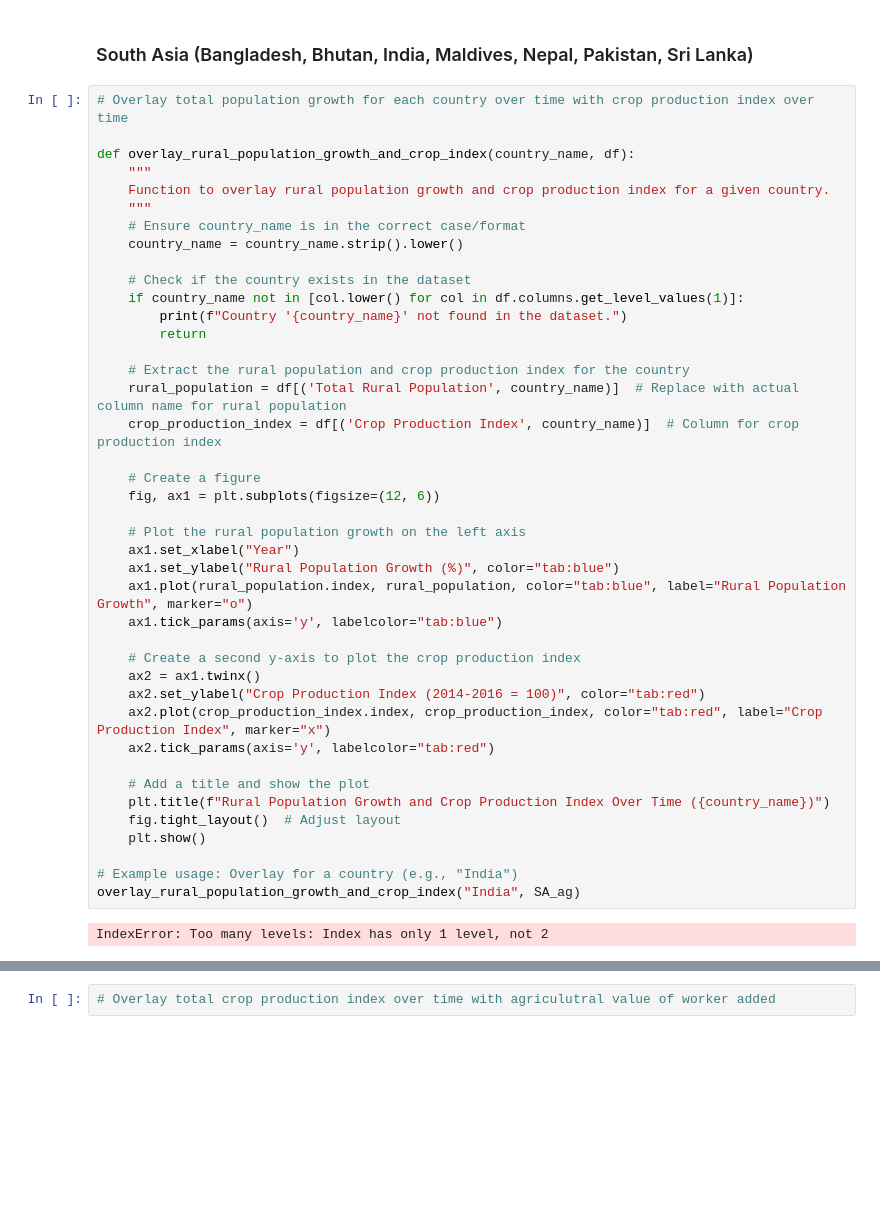
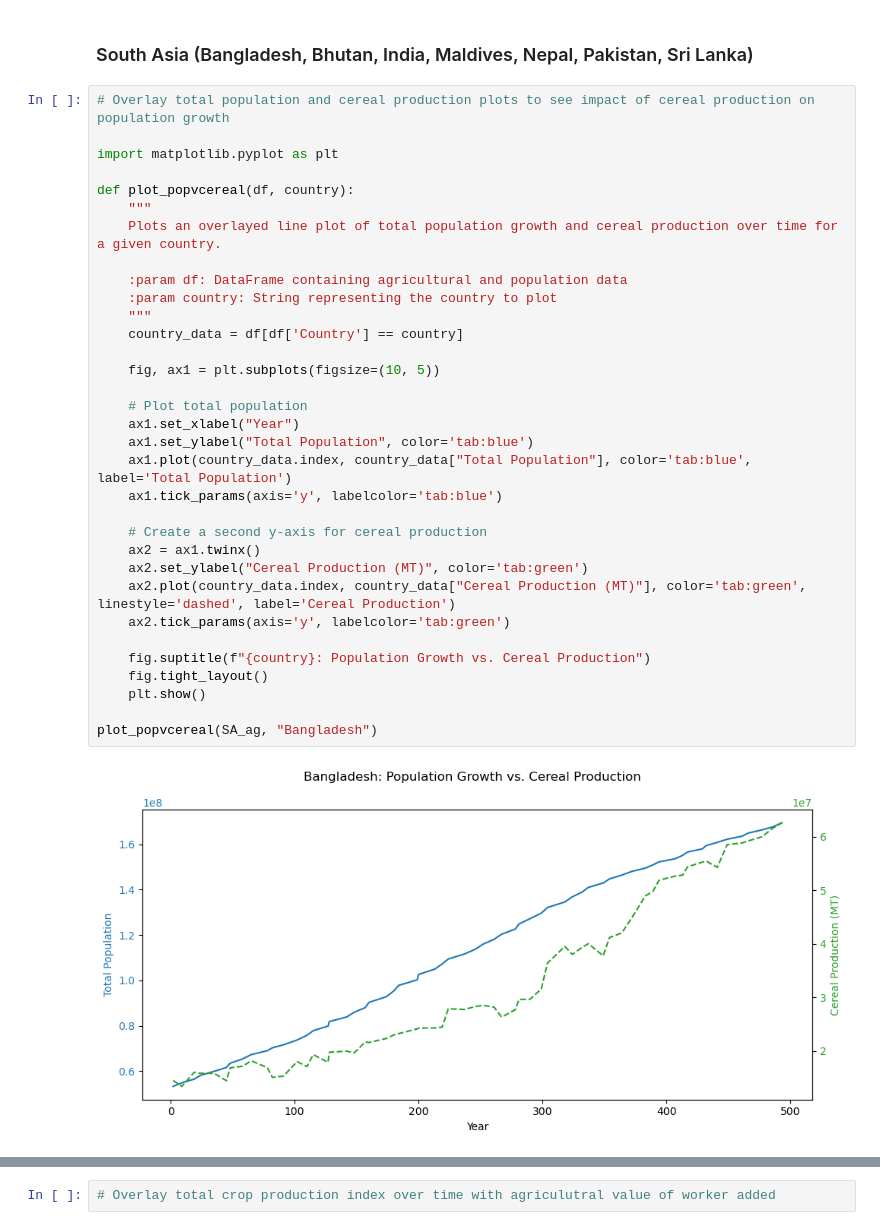
Before and after one commit to eitrager/eep153project, a Jupyter notebook: SA_AG.ipynb, the cells around one changed output, grey strips where cells are left out. Saved outputs shown, nothing was run; the diff lists cells and outputs as text; blank space fills up the shorter version.

```diff
--- a/SA_AG.ipynb
+++ b/SA_AG.ipynb
@@ -253,46 +239,38 @@ plt.show()
 **Question:** Given that we cannot load the agricultural data and the population data set at the same time, how can we approach making combined graphs?
 # %% [markdown]
 ### South Asia (Bangladesh, Bhutan, India, Maldives, Nepal, Pakistan, Sri Lanka)
-# %%
-# Overlay total population growth for each country over time with crop production index over time
-
-def overlay_rural_population_growth_and_crop_index(country_name, df):
-    """
-    Function to overlay rural population growth and crop production index for a given country.
-    """
-    # Ensure country_name is in the correct case/format
-    country_name = country_name.strip().lower()
-
-    # Check if the country exists in the dataset
-    if country_name not in [col.lower() for col in df.columns.get_level_values(1)]:
-        print(f"Country '{country_name}' not found in the dataset.")
-        return
-
-    # Extract the rural population and crop production index for the country
-    rural_population = df[('Total Rural Population', country_name)]  # Replace with actual column name for rural population
-    crop_production_index = df[('Crop Production Index', country_name)]  # Column for crop production index
-
-    # Create a figure
-    fig, ax1 = plt.subplots(figsize=(12, 6))
-
-    # Plot the rural population growth on the left axis
-    ax1.set_xlabel("Year")
-    ax1.set_ylabel("Rural Population Growth (%)", color="tab:blue")
-    ax1.plot(rural_population.index, rural_population, color="tab:blue", label="Rural Population Growth", marker="o")
-    ax1.tick_params(axis='y', labelcolor="tab:blue")
-
-    # Create a second y-axis to plot the crop production index
-    ax2 = ax1.twinx()
-    ax2.set_ylabel("Crop Production Index (2014-2016 = 100)", color="tab:red")
-    ax2.plot(crop_production_index.index, crop_production_index, color="tab:red", label="Crop Production Index", marker="x")
-    ax2.tick_params(axis='y', labelcolor="tab:red")
-
-    # Add a title and show the plot
-    plt.title(f"Rural Population Growth and Crop Production Index Over Time ({country_name})")
-    fig.tight_layout()  # Adjust layout
-    plt.show()
-
-# Example usage: Overlay for a country (e.g., "India")
-overlay_rural_population_growth_and_crop_index("India", SA_ag)
-# %% [output]
-IndexError: Too many levels: Index has only 1 level, not 2
+# %%
+# Overlay total population and cereal production plots to see impact of cereal production on population growth
+
+import matplotlib.pyplot as plt
+
+def plot_popvcereal(df, country):
+    """
+    Plots an overlayed line plot of total population growth and cereal production over time for a given country.
+
+    :param df: DataFrame containing agricultural and population data
+    :param country: String representing the country to plot
+    """
+    country_data = df[df['Country'] == country]
+
+    fig, ax1 = plt.subplots(figsize=(10, 5))
+
+    # Plot total population
+    ax1.set_xlabel("Year")
+    ax1.set_ylabel("Total Population", color='tab:blue')
+    ax1.plot(country_data.index, country_data["Total Population"], color='tab:blue', label='Total Population')
+    ax1.tick_params(axis='y', labelcolor='tab:blue')
+
+    # Create a second y-axis for cereal production
+    ax2 = ax1.twinx()
+    ax2.set_ylabel("Cereal Production (MT)", color='tab:green')
+    ax2.plot(country_data.index, country_data["Cereal Production (MT)"], color='tab:green', linestyle='dashed', label='Cereal Production')
+    ax2.tick_params(axis='y', labelcolor='tab:green')
+
+    fig.suptitle(f"{country}: Population Growth vs. Cereal Production")
+    fig.tight_layout()
+    plt.show()
+
+plot_popvcereal(SA_ag, "Bangladesh")
+# %% [output]
+[figure, added]
```
Also changed, not shown: parts of 4 cells of this notebook, 2 other files.
